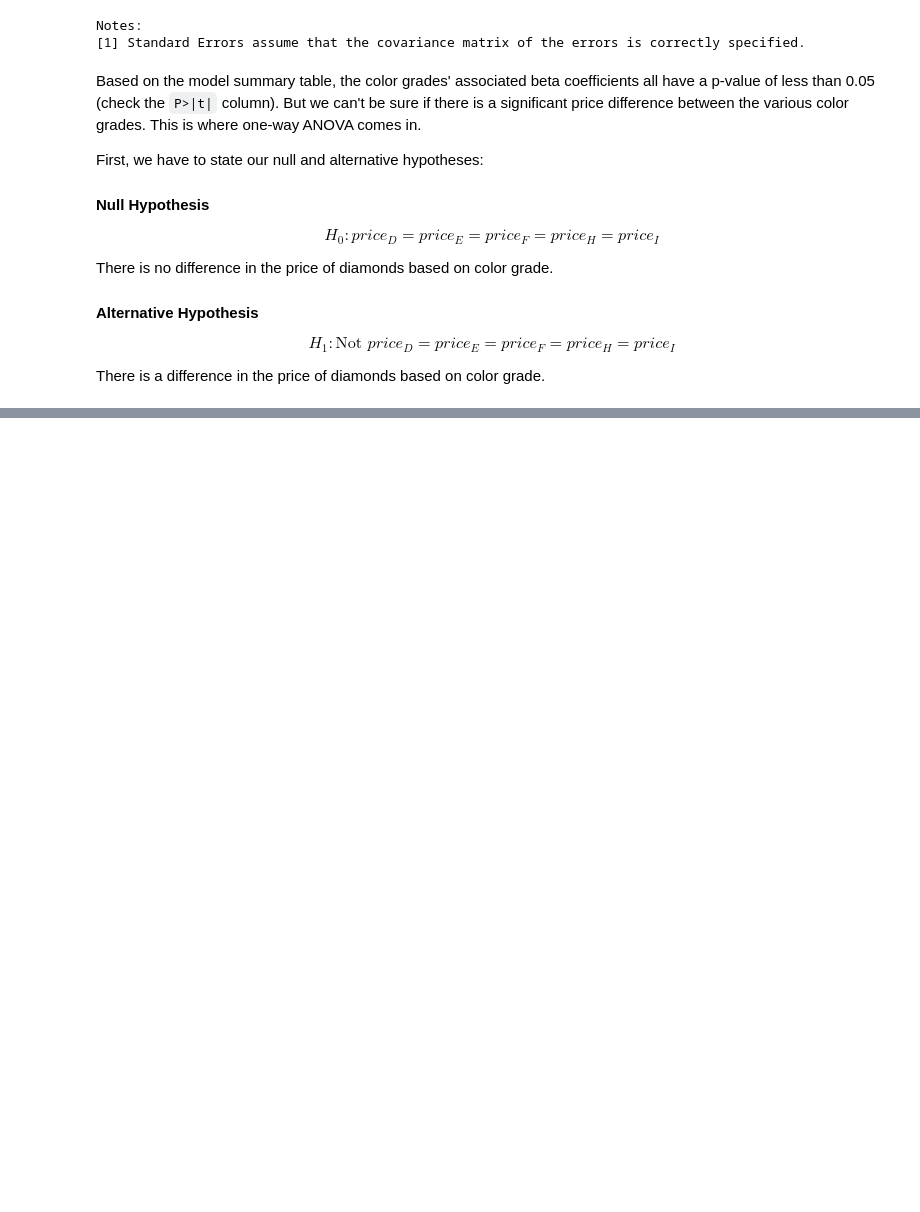
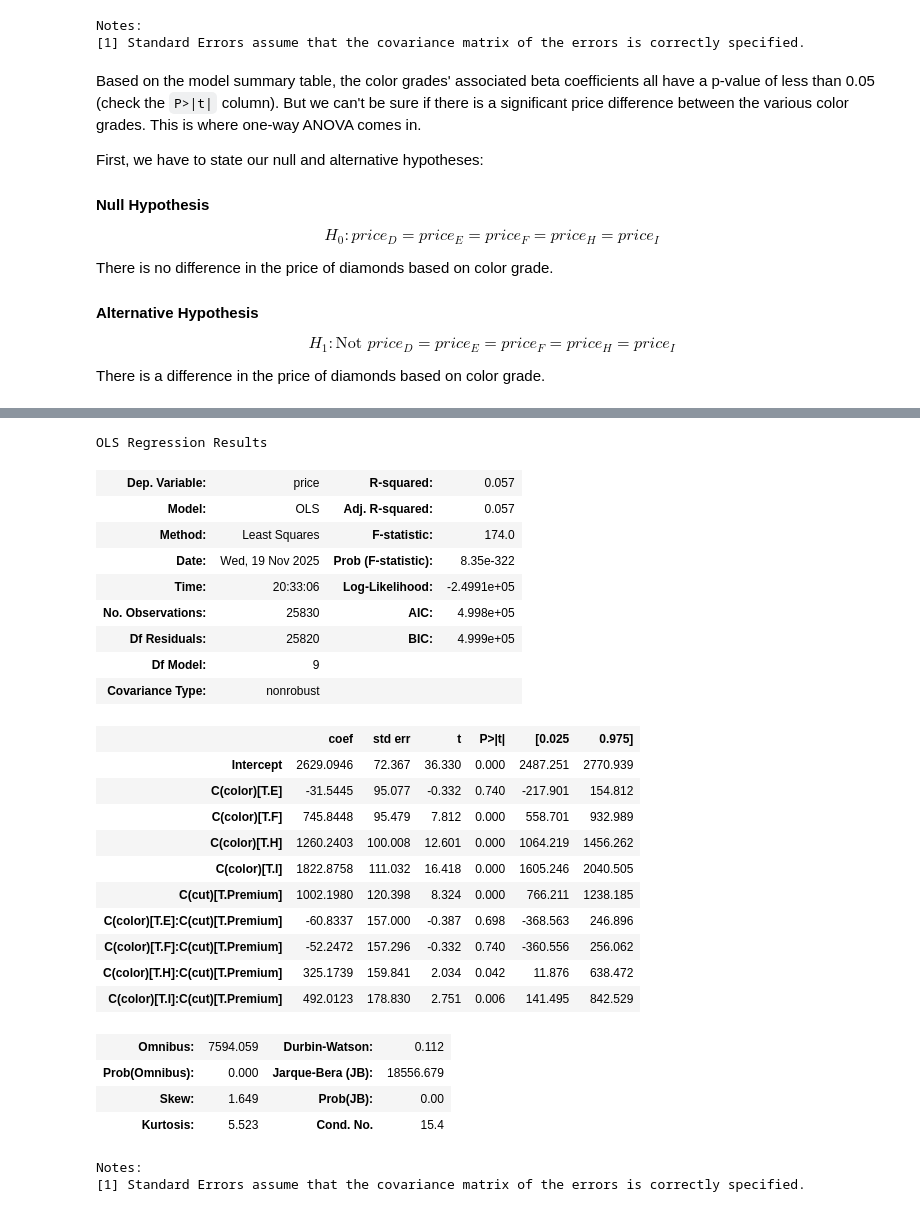
Before and after one commit to PrincelyKitilya/Linear-Regression-assumptions-tests, a Jupyter notebook: Anova_tesing/one_way_two_way_annova.ipynb, the cells around one changed output, grey strips where cells are left out. Drawn from its saved outputs; the diff is of its cells as text; code cells hidden in the pictures; blank space fills up the shorter version.

```diff
--- a/Anova_tesing/one_way_two_way_annova.ipynb
+++ b/Anova_tesing/one_way_two_way_annova.ipynb
@@ -203,0 +291,6 @@ There is a difference in the price of diamonds based on color grade.
+# %%
+#loading the dataset for the 2 way annova test
+diamonds2 = pd.read_csv("diamonds2.csv")
+
+#examining the dataframe to check if it was imported properly
+diamonds2.head()
@@ -203,0 +304,34 @@ There is a difference in the price of diamonds based on color grade.
+# %%
+# creating the ols model
+model2 = ols(formula= "price ~ C(color) + C(cut) + C(color):C(cut)", data = diamonds2).fit()
+# %%
+#getting the summary of the model
+model2.summary()
+# %% [output]
+OLS Regression Results
+| Dep. Variable: | price | R-squared: | 0.057 |
+| Model: | OLS | Adj. R-squared: | 0.057 |
+| Method: | Least Squares | F-statistic: | 174.0 |
+| Date: | Wed, 19 Nov 2025 | Prob (F-statistic): | 8.35e-322 |
+| Time: | 20:33:06 | Log-Likelihood: | -2.4991e+05 |
+| No. Observations: | 25830 | AIC: | 4.998e+05 |
+| Df Residuals: | 25820 | BIC: | 4.999e+05 |
+| Df Model: | 9 |  |  |
+| Covariance Type: | nonrobust |  |  |
+|  | coef | std err | t | P>|t| | [0.025 | 0.975] |
+| Intercept | 2629.0946 | 72.367 | 36.330 | 0.000 | 2487.251 | 2770.939 |
+| C(color)[T.E] | -31.5445 | 95.077 | -0.332 | 0.740 | -217.901 | 154.812 |
+| C(color)[T.F] | 745.8448 | 95.479 | 7.812 | 0.000 | 558.701 | 932.989 |
+| C(color)[T.H] | 1260.2403 | 100.008 | 12.601 | 0.000 | 1064.219 | 1456.262 |
+| C(color)[T.I] | 1822.8758 | 111.032 | 16.418 | 0.000 | 1605.246 | 2040.505 |
+| C(cut)[T.Premium] | 1002.1980 | 120.398 | 8.324 | 0.000 | 766.211 | 1238.185 |
+| C(color)[T.E]:C(cut)[T.Premium] | -60.8337 | 157.000 | -0.387 | 0.698 | -368.563 | 246.896 |
+| C(color)[T.F]:C(cut)[T.Premium] | -52.2472 | 157.296 | -0.332 | 0.740 | -360.556 | 256.062 |
+| C(color)[T.H]:C(cut)[T.Premium] | 325.1739 | 159.841 | 2.034 | 0.042 | 11.876 | 638.472 |
+| C(color)[T.I]:C(cut)[T.Premium] | 492.0123 | 178.830 | 2.751 | 0.006 | 141.495 | 842.529 |
+| Omnibus: | 7594.059 | Durbin-Watson: | 0.112 |
+| Prob(Omnibus): | 0.000 | Jarque-Bera (JB): | 18556.679 |
+| Skew: | 1.649 | Prob(JB): | 0.00 |
+| Kurtosis: | 5.523 | Cond. No. | 15.4 |
+Notes:
+[1] Standard Errors assume that the covariance matrix of the errors is correctly specified.
```
Also changed, not shown: parts of 26 cells of this notebook, 1 other file.
